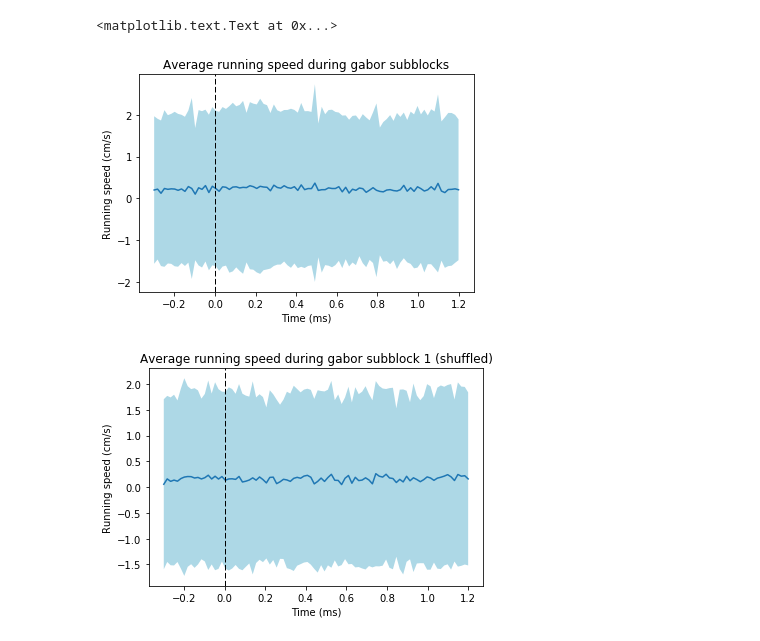
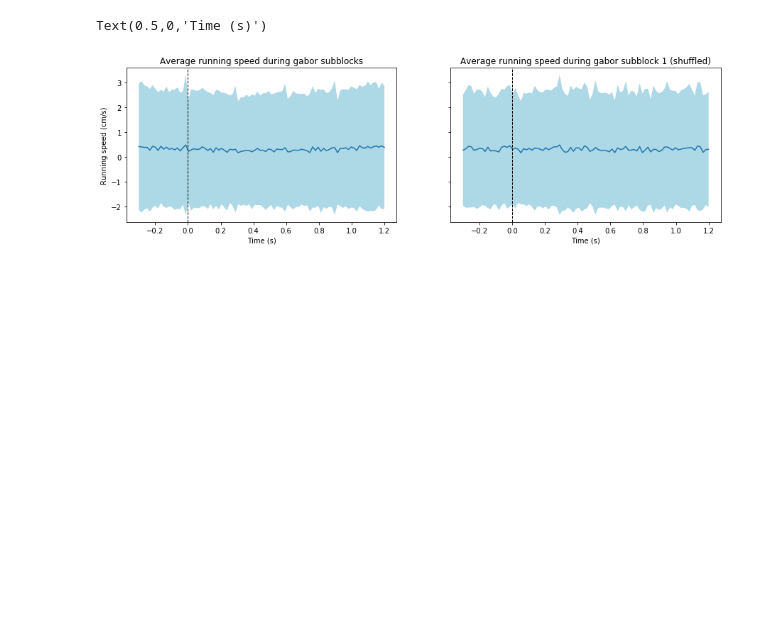
Before and after one commit to colleenjg/OpenScope_CA_Analysis, a Jupyter notebook: run_stim_crosscorr.ipynb, the cells around one changed output. Saved outputs shown, nothing was run; the diff lists cells and outputs as text; code cells hidden in the pictures; blank space fills up the shorter version.

```diff
--- a/run_stim_crosscorr.ipynb
+++ b/run_stim_crosscorr.ipynb
@@ -268,7 +288,7 @@ class Experiment(object):
             print('stimulus alignment pickle already exists.')
 
         with open(self.align_pkl_name, 'rb') as f:
-            self.align_df = pickle.load(f)
+            self.align_df = pandas.read_pickle(f)
 
     # load running speed array as an attribute
     def load_run(self):
@@ -417,19 +427,24 @@ gab_pre = [x + pre for x in exp.gabors.A_frame_n]
 gab_post = [x + post for x in exp.gabors.A_frame_n]
 gab_ind = zip(gab_pre, gab_post)
 
-# unite gabor running blocks
-gab_run_all = [x for sublist in exp.gabors.run for x in sublist]
-gab_run_all_rand = gab_run_all[:]
-np.random.shuffle(gab_run_all_rand)
+# get running values (use general run array, as A_frame_n are for full array)
+temp = [exp.run_array[x[0]:x[1]] for x in gab_ind]
+# create a shuffled version (need to do both axes separately)
+temp2 = np.asarray(temp[:])
+np.random.shuffle(temp2)
+np.random.shuffle(temp2.T)
+temp2 = temp2.tolist()
 
-temp = [gab_run_all[x[0]:x[1]] for x in gab_ind]
-temp2 = [gab_run_all_rand[x[0]:x[1]] for x in gab_ind]
 gab_run_subbl = np.empty([len(temp), len(temp[0])])
 gab_run_subbl_rand = np.empty_like(gab_run_subbl)
 for i in range(len(temp)):
     if len(temp[i]) == len(temp[0]):
         gab_run_subbl[i] = np.asarray(temp[i])
         gab_run_subbl_rand[i] = np.asarray(temp2[i])
+    # truncate the array in this case
+    else:
+        gab_run_subbl = gab_run_subbl[:i]
+        gab_run_subbl_rand = gab_run_subbl_rand[:i]
 
 # gather stats
 gab_run_subbl_av = np.mean(gab_run_subbl, axis=0)
@@ -438,26 +453,23 @@ gab_run_subbl_std = np.std(gab_run_subbl, axis=0)
 gab_run_subbl_rand_std = np.std(gab_run_subbl_rand, axis=0)
 # %%
 # plot
-fig3a, ax3a = plt.subplots()
-ax3a.plot(x_ran_av, gab_run_subbl_av)
-ax3a.fill_between(x_ran_av,  gab_run_subbl_av - gab_run_subbl_std,  gab_run_subbl_av + gab_run_subbl_std, facecolor='lightblue')
-ax3a.axvline(x=0, ls='dashed', c='k', lw='1')
-ax3a.set_title('Average running speed during gabor subblocks')
-ax3a.set_ylabel('Running speed (cm/s)')
-ax3a.set_xlabel('Time (ms)')
+fig3a, ax3a = plt.subplots(ncols=2, sharey=True, figsize=(15, 4))
+ax3a[0].plot(x_ran_av, gab_run_subbl_av)
+ax3a[0].fill_between(x_ran_av,  gab_run_subbl_av - gab_run_subbl_std,  gab_run_subbl_av + gab_run_subbl_std, facecolor='lightblue')
+ax3a[0].axvline(x=0, ls='dashed', c='k', lw='1')
+ax3a[0].set_title('Average running speed during gabor subblocks')
+ax3a[0].set_ylabel('Running speed (cm/s)')
+ax3a[0].set_xlabel('Time (s)')
 
-fig3b, ax3b = plt.subplots()
-ax3b.plot(x_ran_av, gab_run_subbl_rand_av)
-ax3b.fill_between(x_ran_av,  gab_run_subbl_rand_av - gab_run_subbl_rand_std,  gab_run_subbl_rand_av + gab_run_subbl_rand_std,
+ax3a[1].plot(x_ran_av, gab_run_subbl_rand_av)
+ax3a[1].fill_between(x_ran_av,  gab_run_subbl_rand_av - gab_run_subbl_rand_std,  gab_run_subbl_rand_av + gab_run_subbl_rand_std,
                   facecolor='lightblue')
-ax3b.axvline(x=0, ls='dashed', c='k', lw='1')
-ax3b.set_title('Average running speed during gabor subblock 1 (shuffled)')
-ax3b.set_ylabel('Running speed (cm/s)')
-ax3b.set_xlabel('Time (ms)')
+ax3a[1].axvline(x=0, ls='dashed', c='k', lw='1')
+ax3a[1].set_title('Average running speed during gabor subblock 1 (shuffled)')
+ax3a[1].set_xlabel('Time (s)')
 # %% [output]
-<matplotlib.text.Text at 0x...>
+Text(0.5,0,'Time (s)')
-[figure, old version]
+[figure, new version]
-[figure, removed]
 # %%
 # get autocorrelation, snips around desired lag
 lag_s = 3 # in sec
```
Also changed, not shown: parts of 16 cells of this notebook.
